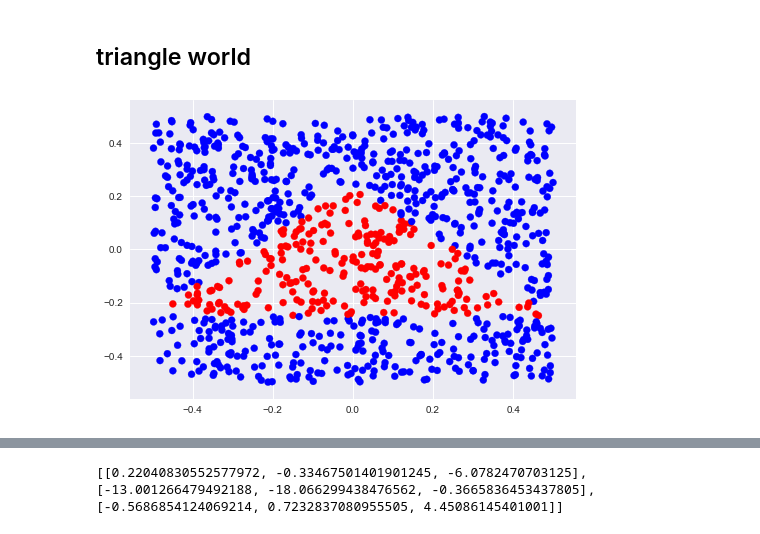
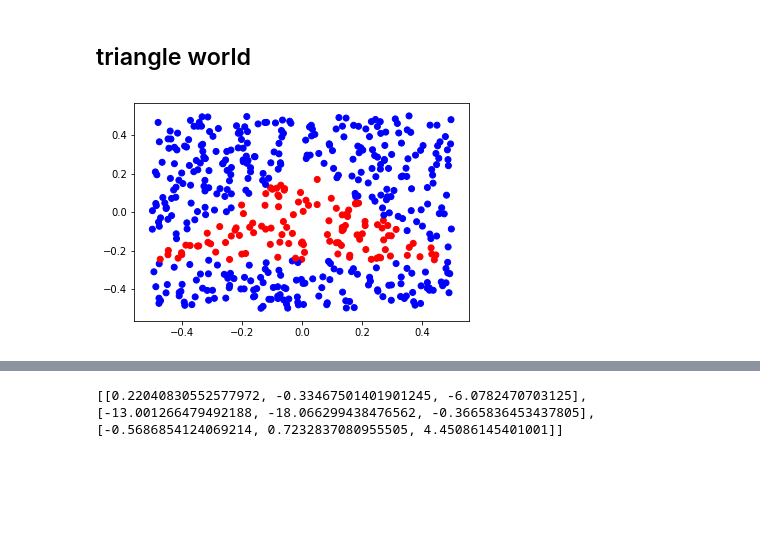
Before and after one commit to nathanwang000/credible_learning, a Jupyter notebook: credibility.ipynb, the cells around one changed output, grey strips where cells are left out. Saved outputs shown, nothing was run; the diff lists cells and outputs as text; code cells hidden in the pictures; blank space fills up the shorter version.

```diff
--- a/credibility.ipynb
+++ b/credibility.ipynb
@@ -107,24 +107,24 @@ from lib.utility import plotDecisionSurface
 # %%
 def build_triangle(n=10):
     X = np.random.rand(n, 2)-0.5
     # assume l1, l2, and l3 are the parameters of a line
     # e.g. [theta1, theta2, b]: theta1 x1 + theta2 x2 + b <= 0
     lines = [[1,1,-0.25], [-1, 1, -0.25], [0, -1, -0.25]]
     y = np.ones(n)
     for l in lines:
         t1, t2, b = l
         y = np.logical_and((X.dot([t1, t2]) + b) <= 0, y)
     return X, y.astype(int) * 2 - 1
 
 def plotData(X, y):
     plt.scatter(X[:,0], X[:,1], c=list(map(lambda x: 'b' if x==-1 else 'r', y)))
     plt.show()
 
-n = 1000
+n = 500
 X, Y = build_triangle(n)
 plotData(X, Y)
 # %% [output]
-[figure, old version]
+[figure, new version]
 # %%
 input_size = 2 # 2d input
 switch_size = 3 # can only output 3 lines
```
Also changed, not shown: parts of 1 cell of this notebook, 3 other files.
